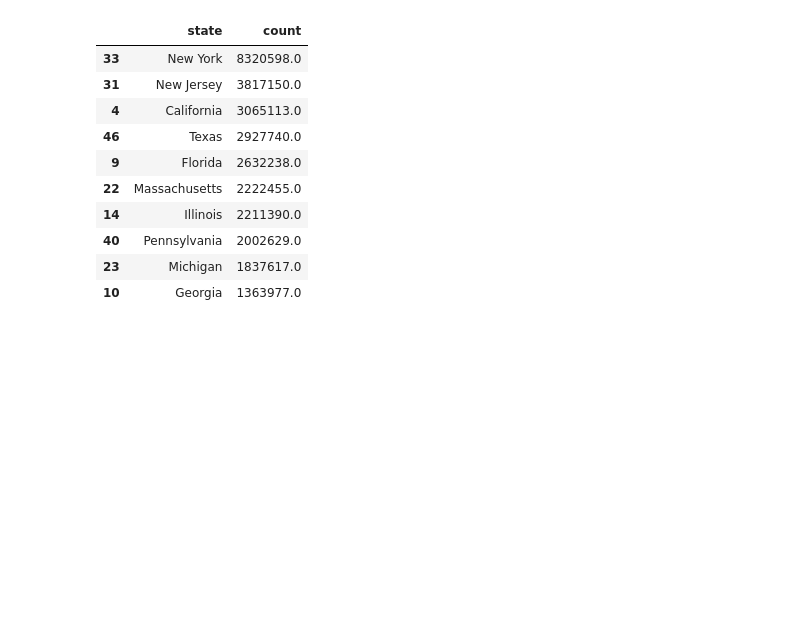
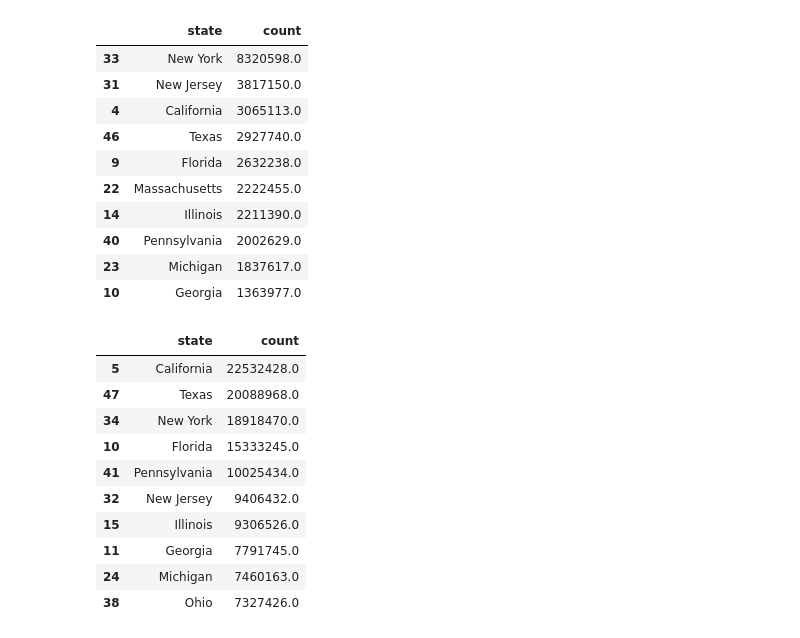
Before and after one commit to Ravindharnath/Miniprojects, a Jupyter notebook: mini_project_3_covid_19.ipynb, the cells around one changed output. Saved outputs shown, nothing was run; the diff lists cells and outputs as text; code cells hidden in the pictures; blank space fills up the shorter version.

```diff
--- a/mini_project_3_covid_19.ipynb
+++ b/mini_project_3_covid_19.ipynb
@@ -19,6 +21,6 @@ drive.mount('/content/drive')
 # %%
-df_us_counties_recent = pd.read_csv("/content/us-counties-recent (1).csv")
-df_us_counties = pd.read_csv("/content/us-counties (1).csv")
+df_us_counties_recent = pd.read_csv("/content/drive/MyDrive/us-counties (1).csv")
+df_us_counties = pd.read_csv("/content/drive/MyDrive/us-counties (1).csv")
 df_us_counties_recent.head(5)
 df_us_counties.head(5)
 # %% [output]
@@ -71,3 +73,25 @@ df_top10_2020.head(10)
 | 40 | Pennsylvania | 2002629.0 |
 | 23 | Michigan | 1837617.0 |
 | 10 | Georgia | 1363977.0 |
+# %%
+# 2.Top 10 states having highest total death in the year 2021
+def get_year(row):
+    return datetime.strptime(row['date'], '%Y-%m-%d').year # Use datetime.strptime directly
+
+df3['year'] = df3.apply(get_year, axis=1)
+df_2021 = df3.where(df3['year'] == 2021)
+df_top10_2021 = df_2021.groupby(['state'])['deaths'].sum().to_frame('count').reset_index()
+df_top10_2021 = df_top10_2021.sort_values(by=['count'], ascending=False)
+df_top10_2021.head(10)
+# %% [output]
+|  | state | count |
+| 5 | California | 22532428.0 |
+| 47 | Texas | 20088968.0 |
+| 34 | New York | 18918470.0 |
+| 10 | Florida | 15333245.0 |
+| 41 | Pennsylvania | 10025434.0 |
+| 32 | New Jersey | 9406432.0 |
+| 15 | Illinois | 9306526.0 |
+| 11 | Georgia | 7791745.0 |
+| 24 | Michigan | 7460163.0 |
+| 38 | Ohio | 7327426.0 |
```
Also changed, not shown: parts of 3 cells of this notebook.
